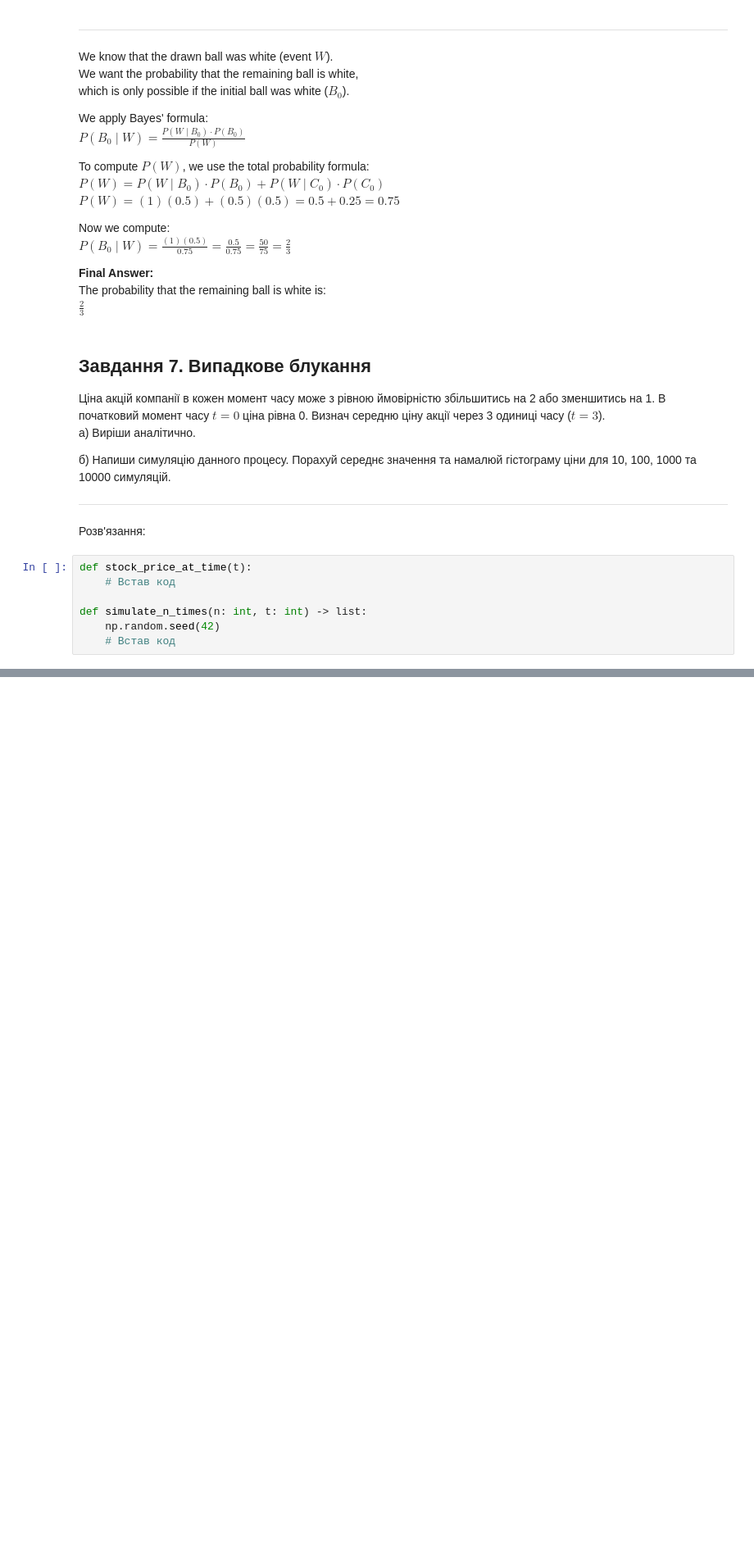
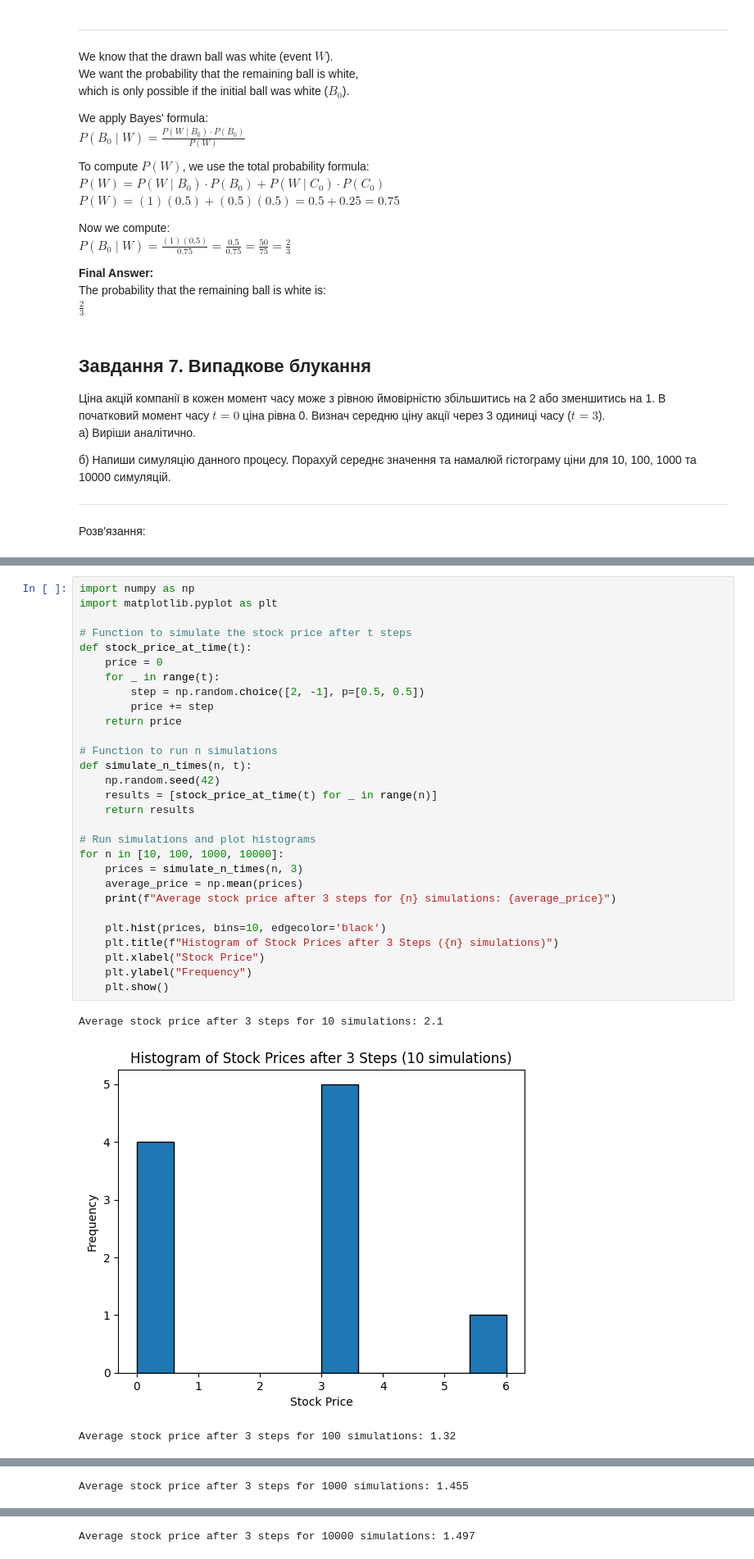
Before and after one commit to oleksii-shcherbak/GoIt-Math, a Jupyter notebook: ДЗ7_Щербак_Олексій_Ігорович.ipynb, the cells around one changed output, grey strips where cells are left out. Shown: that part at 82% size. Cells and saved outputs as stored; diff of their text form; blank space fills up the shorter version.

```diff
--- a/ДЗ7_Щербак_Олексій_Ігорович.ipynb
+++ b/ДЗ7_Щербак_Олексій_Ігорович.ipynb
@@ -415,10 +415,3 @@ $\boxed{\frac{2}{3}}$
 
 ---
 Розв'язання:
-# %%
-def stock_price_at_time(t):
-    # Встав код
-
-def simulate_n_times(n: int, t: int) -> list:
-    np.random.seed(42)
-    # Встав код
@@ -428,0 +468,33 @@ for n in [10, 100, 1000, 10000]:
+# %%
+import numpy as np
+import matplotlib.pyplot as plt
+
+# Function to simulate the stock price after t steps
+def stock_price_at_time(t):
+    price = 0
+    for _ in range(t):
+        step = np.random.choice([2, -1], p=[0.5, 0.5])
+        price += step
+    return price
+
+# Function to run n simulations
+def simulate_n_times(n, t):
+    np.random.seed(42)
+    results = [stock_price_at_time(t) for _ in range(n)]
+    return results
+
+# Run simulations and plot histograms
+for n in [10, 100, 1000, 10000]:
+    prices = simulate_n_times(n, 3)
+    average_price = np.mean(prices)
+    print(f"Average stock price after 3 steps for {n} simulations: {average_price}")
+
+    plt.hist(prices, bins=10, edgecolor='black')
+    plt.title(f"Histogram of Stock Prices after 3 Steps ({n} simulations)")
+    plt.xlabel("Stock Price")
+    plt.ylabel("Frequency")
+    plt.show()
+# %% [output]
+Average stock price after 3 steps for 10 simulations: 2.1
+[figure, added]
+Average stock price after 3 steps for 100 simulations: 1.32
@@ -428,0 +502 @@ for n in [10, 100, 1000, 10000]:
+Average stock price after 3 steps for 1000 simulations: 1.455
@@ -428,0 +504 @@ for n in [10, 100, 1000, 10000]:
+Average stock price after 3 steps for 10000 simulations: 1.497
```
Also changed, not shown: parts of 3 cells of this notebook.
